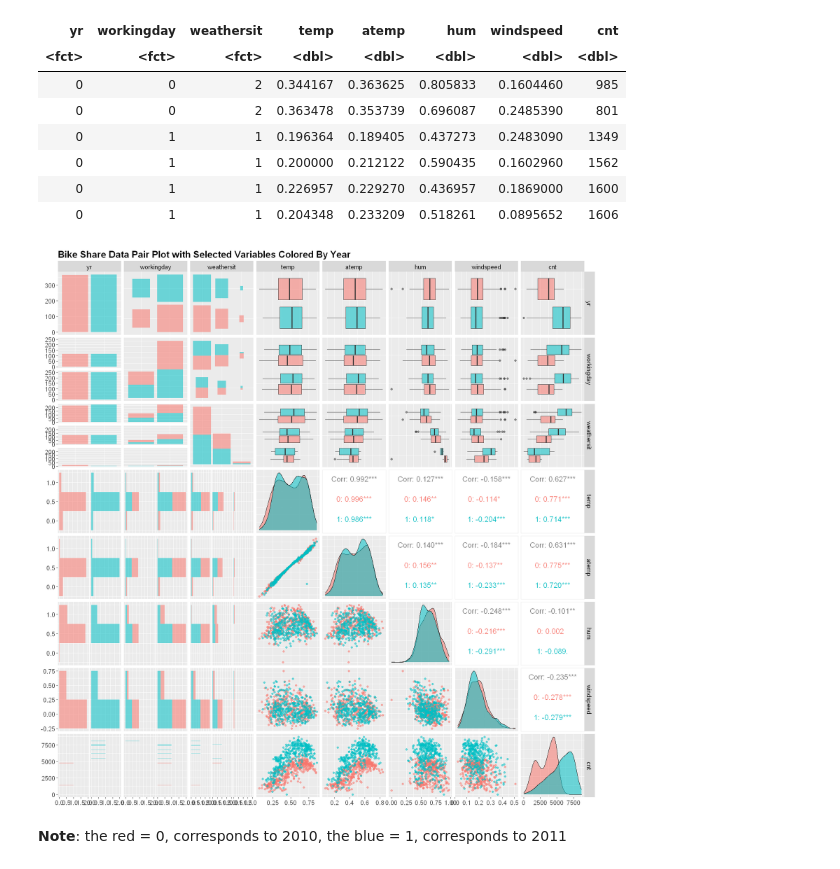
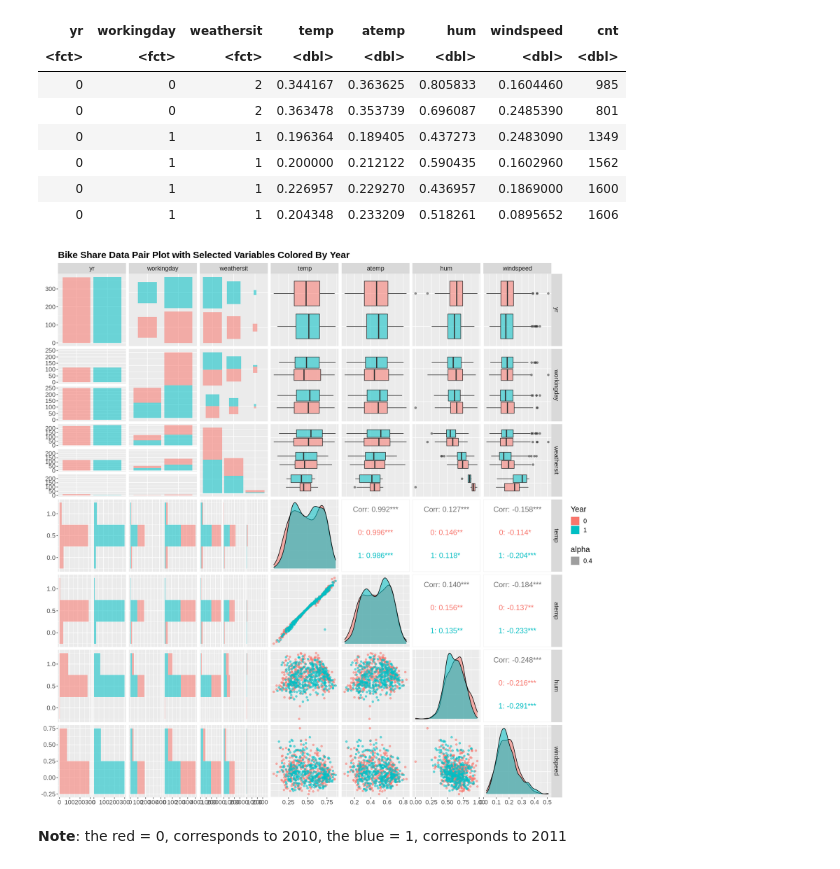
Before and after one commit to tonyliang19/stat301-group-project, a Jupyter notebook: src/eda.ipynb, the cells around one changed output. Cells and saved outputs as stored; diff of their text form; code cells hidden in the pictures.

Commit message:
Legend added to ggpairs

```diff
--- a/src/eda.ipynb
+++ b/src/eda.ipynb
@@ -122,20 +122,22 @@ options(repr.plot.width = 15, repr.plot.height = 15)
 # %%
 # Visualize the association between our variable of interest (season, workingday, weathersit,
 # temp, atemp, hum, windspeed, cnt)
 bs_day_pair_plots <- bike_wrangled %>%
-    ggpairs(progress = FALSE,
-         mapping = aes(color=yr, alpha=0.4),
-         lower=list(combo=wrap("facethist", binwidth=0.5)),
-         upper=list(continuous = wrap("cor", size=5))) +
+    ggpairs(progress = FALSE, legend = 1, columns = c(1,2,3,4,5,6,7),
+        aes(color = factor(vs, levels = 0:1, labels = c("V-Block", "Straight"))),
+        mapping = aes(color=yr, alpha=0.4),
+        lower=list(combo=wrap("facethist", binwidth=0.5)),
+        upper=list(continuous = wrap("cor", size=5))) +
     ggtitle("Bike Share Data Pair Plot with Selected Variables Colored By Year") +
     theme(
-    text = element_text(size = 15),
-    plot.title = element_text(face = "bold"),
-    axis.title = element_text(face = "bold")
-    )
+        text = element_text(size = 15),
+        plot.title = element_text(face = "bold"),
+        axis.title = element_text(face = "bold")
+    ) +
+    labs(fill = "Year")
 bs_day_pair_plots
 # %% [output]
-[figure, old version]
+[figure, new version]
 # %% [markdown]
 **Note**: the red = 0, corresponds to 2010, the blue = 1, corresponds to 2011
 # %% [markdown]
```
